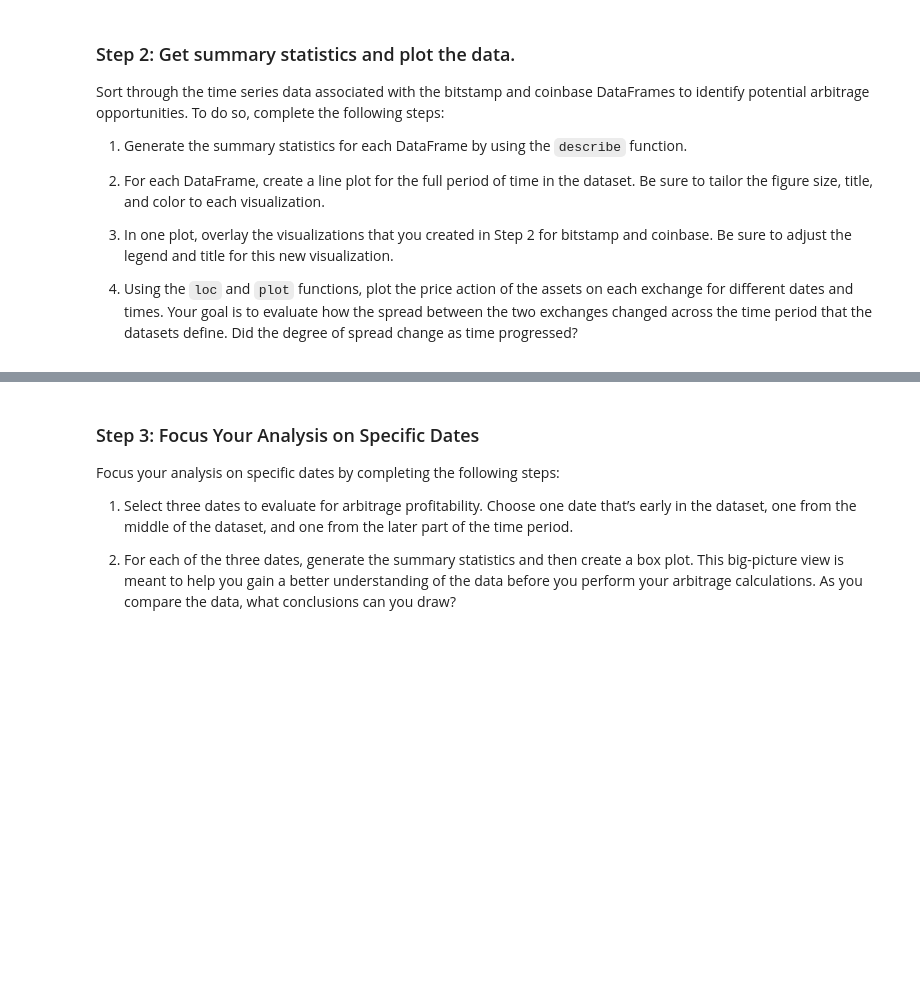
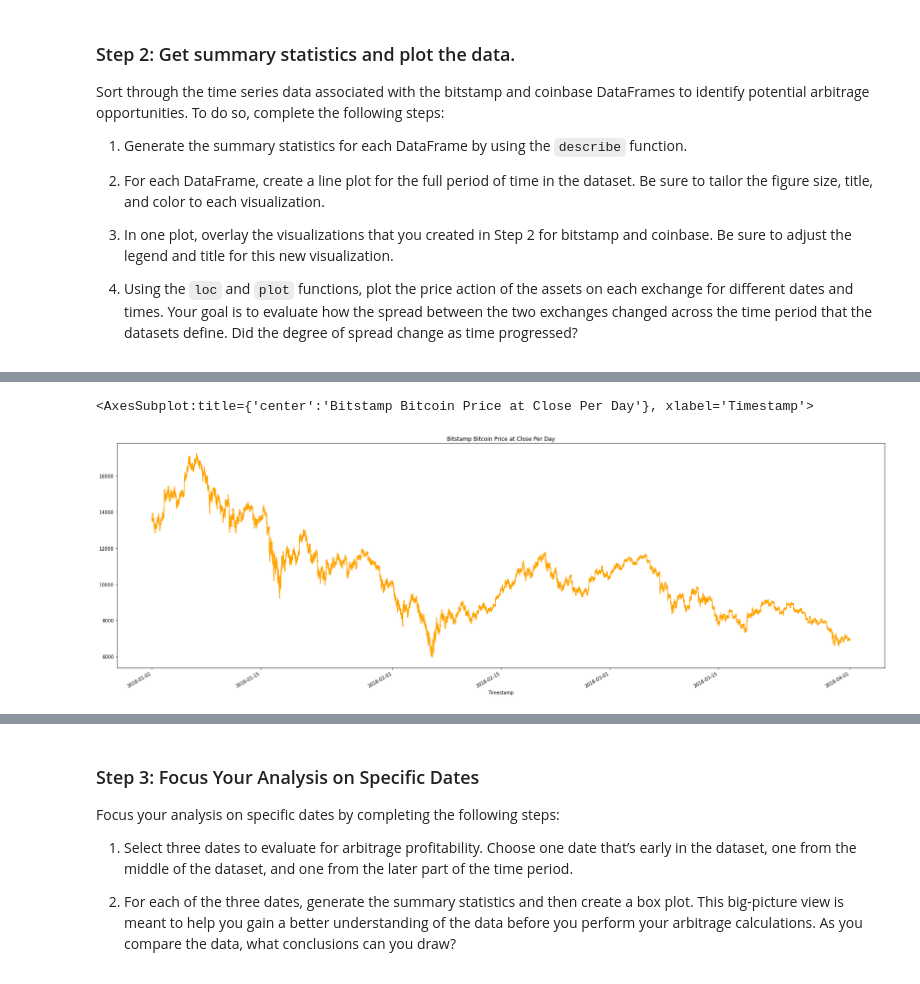
Before and after one commit to jkang1990amg/Challenge-3-Crypo-Arbitrage, a Jupyter notebook: crypto_arbitrage.ipynb, the cells around one changed output, grey strips where cells are left out. Drawn from its saved outputs; the diff is of its cells as text; code cells hidden in the pictures; blank space fills up the shorter version.

```diff
--- a/crypto_arbitrage.ipynb
+++ b/crypto_arbitrage.ipynb
@@ -299,7 +319,10 @@ Sort through the time series data associated with the bitstamp and coinbase Data
 # %%
 # Create a line plot for the bitstamp DataFrame for the full length of time in the dataset
 # Be sure that the figure size, title, and color are tailored to each visualization
-# YOUR CODE HERE
+bitstamp_sliced.plot(figsize = (30,10), title = "Bitstamp Bitcoin Price at Close Per Day", color = "orange")
+# %% [output]
+<AxesSubplot:title={'center':'Bitstamp Bitcoin Price at Close Per Day'}, xlabel='Timestamp'>
+[figure, added]
 # %%
 # Create a line plot for the coinbase DataFrame for the full length of time in the dataset
 # Be sure that the figure size, title, and color are tailored to each visualization
```
Also changed, not shown: parts of 8 cells of this notebook, 1 other file.
